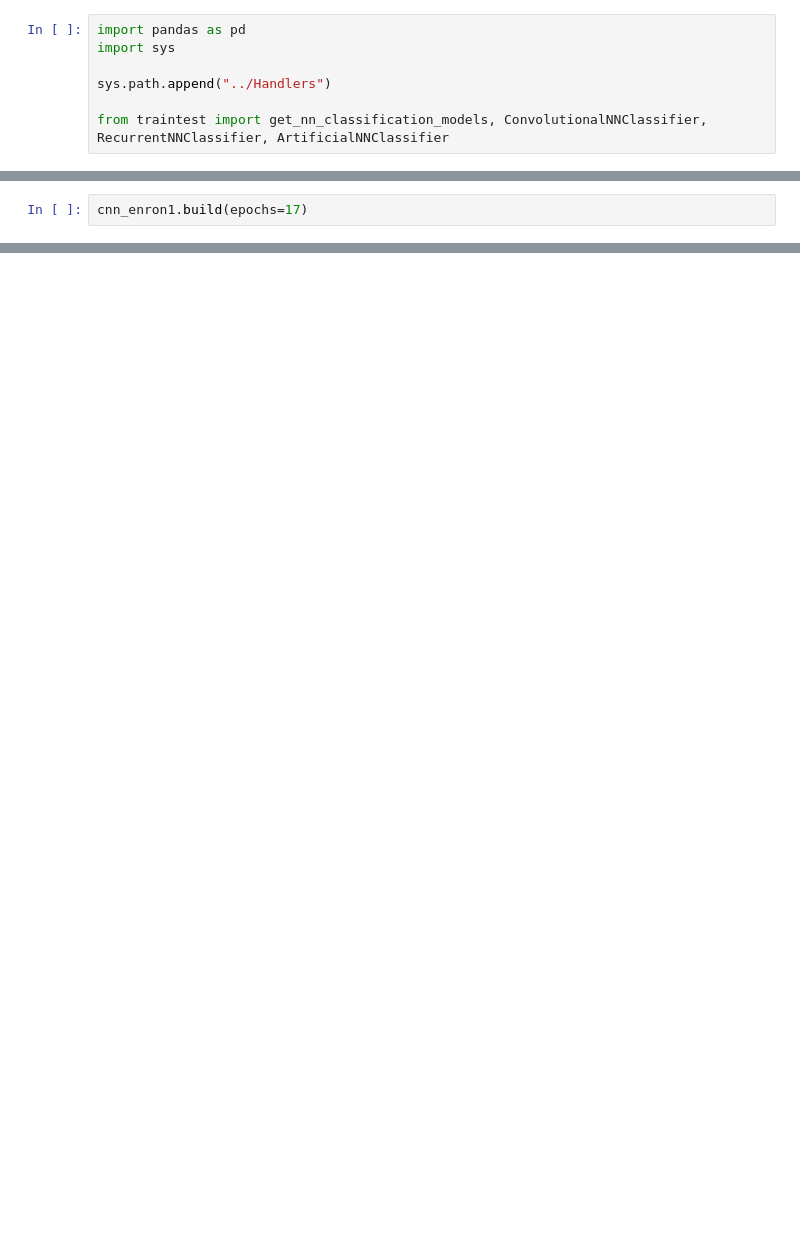
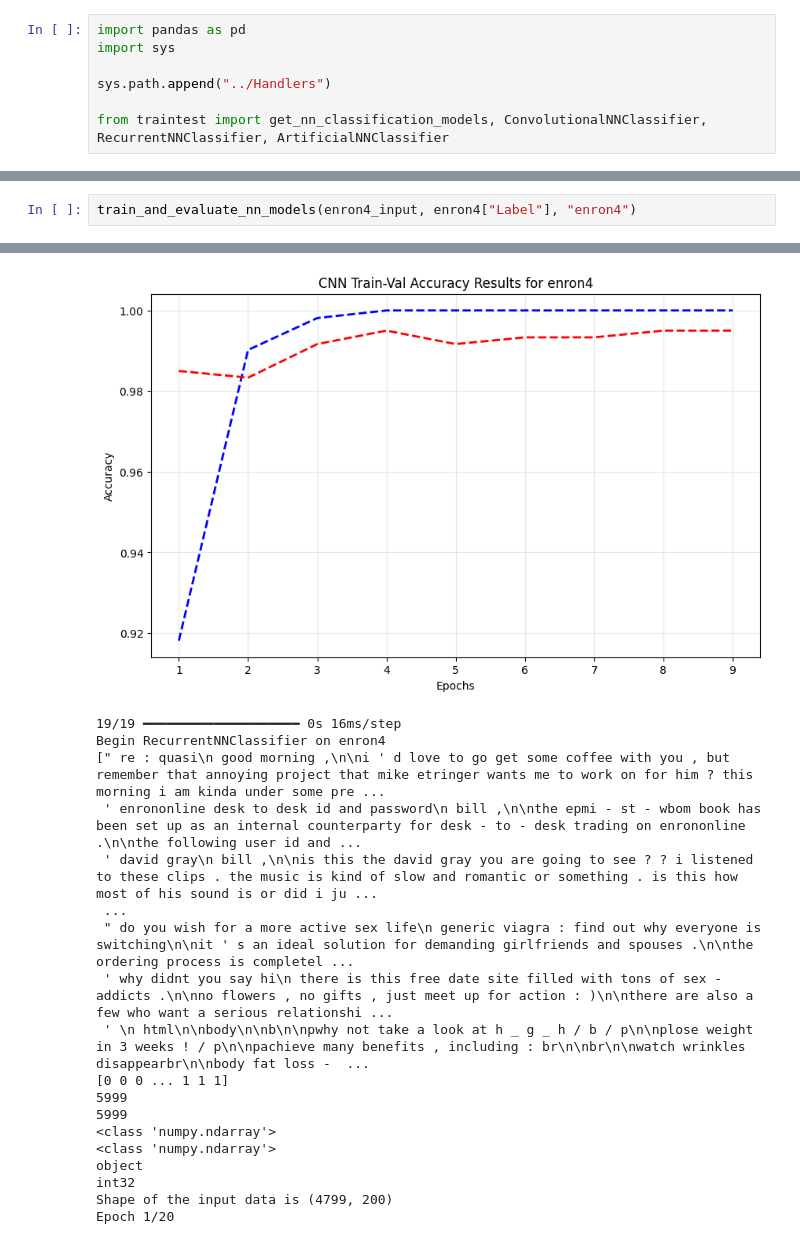
Before and after one commit to WilliamDelnington/EmailSpamDetection, a Jupyter notebook: EnronDatasetTests/enron_classification_nn.ipynb, the cells around one changed output, grey strips where cells are left out. Cells and saved outputs as stored; diff of their text form; blank space fills up the shorter version.

```diff
--- a/EnronDatasetTests/enron_classification_nn.ipynb
+++ b/EnronDatasetTests/enron_classification_nn.ipynb
@@ -35,3 +377,3 @@ cnn_enron1.preprocess()
 # %%
-cnn_enron1.build(epochs=17)
+train_and_evaluate_nn_models(enron4_input, enron4["Label"], "enron4")
 # %% [output]
@@ -57,0 +417,19 @@ Epoch 10/10
+[figure, added]
+19/19 ━━━━━━━━━━━━━━━━━━━━ 0s 16ms/step
+Begin RecurrentNNClassifier on enron4
+[" re : quasi\n good morning ,\n\ni ' d love to go get some coffee with you , but remember that annoying project that mike etringer wants me to work on for him ? this morning i am kinda under some pre ...
+ ' enrononline desk to desk id and password\n bill ,\n\nthe epmi - st - wbom book has been set up as an internal counterparty for desk - to - desk trading on enrononline .\n\nthe following user id and ...
+ ' david gray\n bill ,\n\nis this the david gray you are going to see ? ? i listened to these clips . the music is kind of slow and romantic or something . is this how most of his sound is or did i ju ...
+ ...
+ " do you wish for a more active sex life\n generic viagra : find out why everyone is switching\n\nit ' s an ideal solution for demanding girlfriends and spouses .\n\nthe ordering process is completel ...
+ ' why didnt you say hi\n there is this free date site filled with tons of sex - addicts .\n\nno flowers , no gifts , just meet up for action : )\n\nthere are also a few who want a serious relationshi ...
+ ' \n html\n\nbody\n\nb\n\npwhy not take a look at h _ g _ h / b / p\n\nplose weight in 3 weeks ! / p\n\npachieve many benefits , including : br\n\nbr\n\nwatch wrinkles disappearbr\n\nbody fat loss -  ...
+[0 0 0 ... 1 1 1]
+5999
+5999
+<class 'numpy.ndarray'>
+<class 'numpy.ndarray'>
+object
+int32
+Shape of the input data is (4799, 200)
+Epoch 1/20
```
Also changed, not shown: parts of 10 cells of this notebook, 3 other files.
